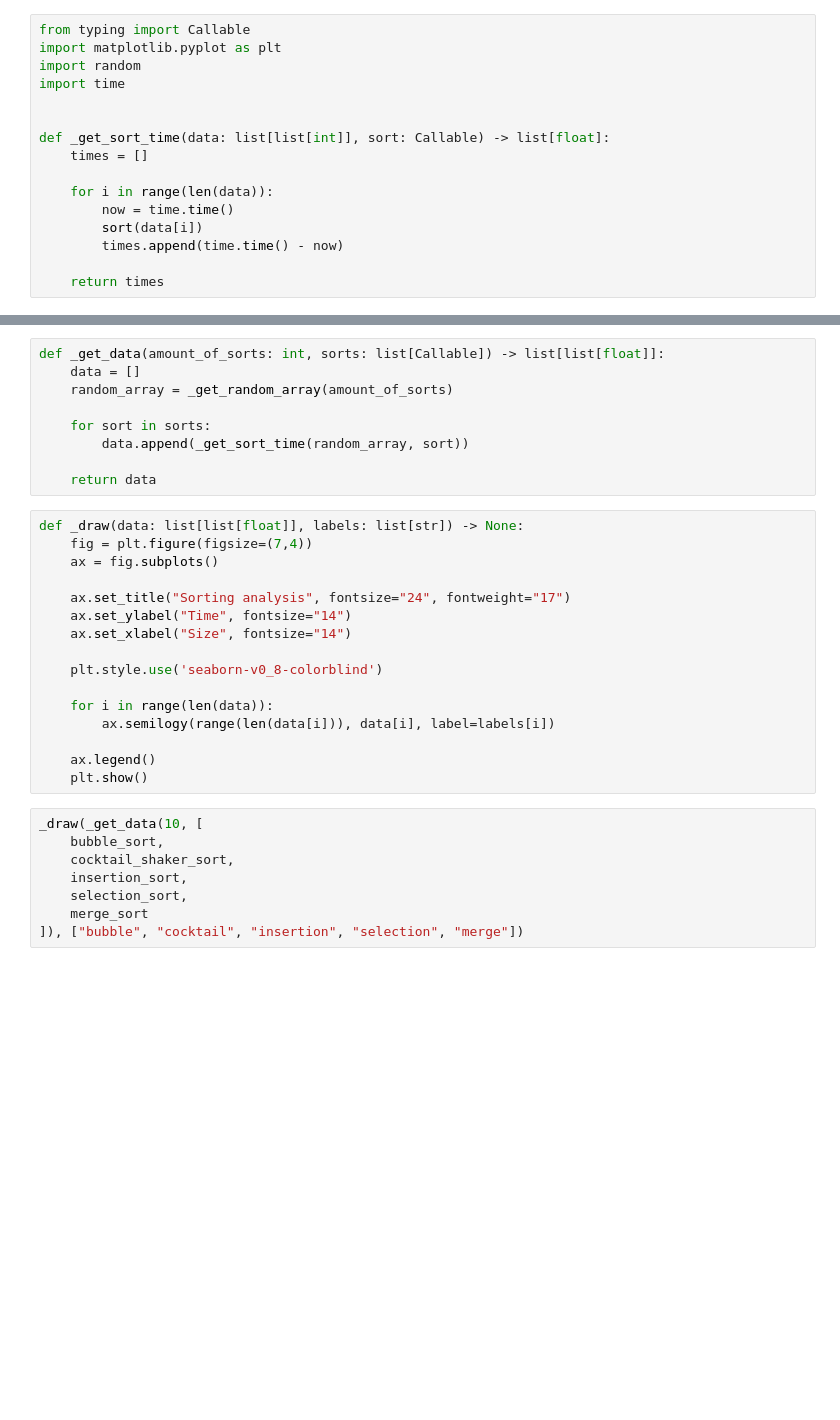
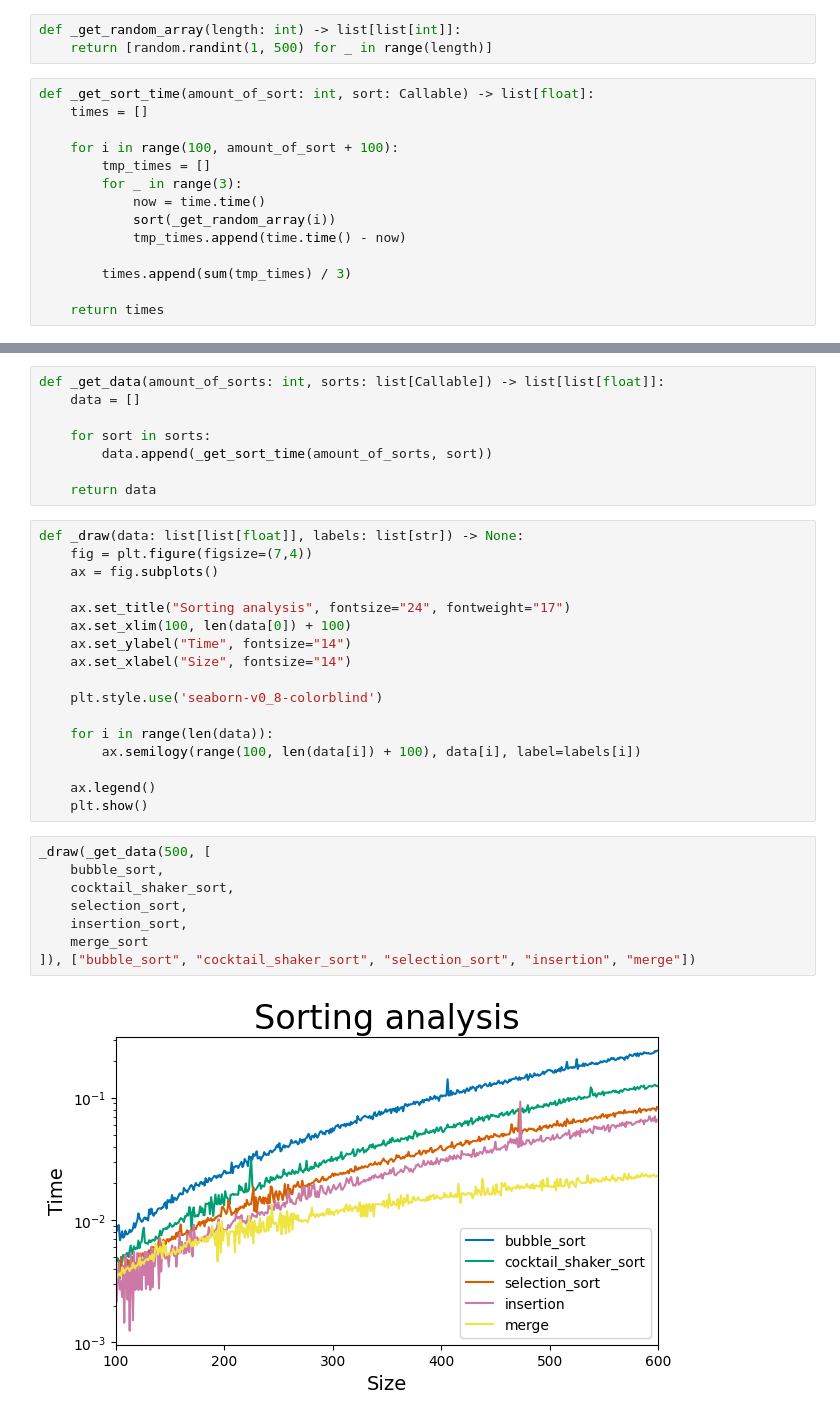
Before and after one commit to Kynemallv/mipt_python_dafe_hard_tasks, a Jupyter notebook: sorting.ipynb, the cells around one changed output, grey strips where cells are left out. Saved outputs shown, nothing was run; the diff lists cells and outputs as text; blank space fills up the shorter version.

```diff
--- a/sorting.ipynb
+++ b/sorting.ipynb
@@ -84,16 +155,17 @@ def merge_sort(array: list[int]) -> list[int]:
+# %%
+def _get_random_array(length: int) -> list[list[int]]:
+    return [random.randint(1, 500) for _ in range(length)]
 # %%
-from typing import Callable
-import matplotlib.pyplot as plt
-import random
-import time
-
-
-def _get_sort_time(data: list[list[int]], sort: Callable) -> list[float]:
+def _get_sort_time(amount_of_sort: int, sort: Callable) -> list[float]:
     times = []
 
-    for i in range(len(data)):
-        now = time.time()
-        sort(data[i])
-        times.append(time.time() - now)
+    for i in range(100, amount_of_sort + 100):
+        tmp_times = []
+        for _ in range(3):
+            now = time.time()
+            sort(_get_random_array(i))
+            tmp_times.append(time.time() - now)
+
+        times.append(sum(tmp_times) / 3)
 
     return times
@@ -108,10 +172,9 @@ def _get_random_array(length: int) -> list[list[int]]:
 # %%
 def _get_data(amount_of_sorts: int, sorts: list[Callable]) -> list[list[float]]:
     data = []
-    random_array = _get_random_array(amount_of_sorts)
 
     for sort in sorts:
-        data.append(_get_sort_time(random_array, sort))
+        data.append(_get_sort_time(amount_of_sorts, sort))
 
     return data
 # %%
@@ -120,21 +183,24 @@ def _draw(data: list[list[float]], labels: list[str]) -> None:
     ax = fig.subplots()
 
     ax.set_title("Sorting analysis", fontsize="24", fontweight="17")
+    ax.set_xlim(100, len(data[0]) + 100)
     ax.set_ylabel("Time", fontsize="14")
     ax.set_xlabel("Size", fontsize="14")
 
     plt.style.use('seaborn-v0_8-colorblind')
 
     for i in range(len(data)):
-        ax.semilogy(range(len(data[i])), data[i], label=labels[i])
+        ax.semilogy(range(100, len(data[i]) + 100), data[i], label=labels[i])
 
     ax.legend()
     plt.show()
 # %%
-_draw(_get_data(10, [
+_draw(_get_data(500, [
     bubble_sort,
     cocktail_shaker_sort,
+    selection_sort,
     insertion_sort,
-    selection_sort,
     merge_sort
-]), ["bubble", "cocktail", "insertion", "selection", "merge"])
+]), ["bubble_sort", "cocktail_shaker_sort", "selection_sort", "insertion", "merge"])
+# %% [output]
+[figure, added]
```
Also changed, not shown: parts of 12 cells of this notebook.
